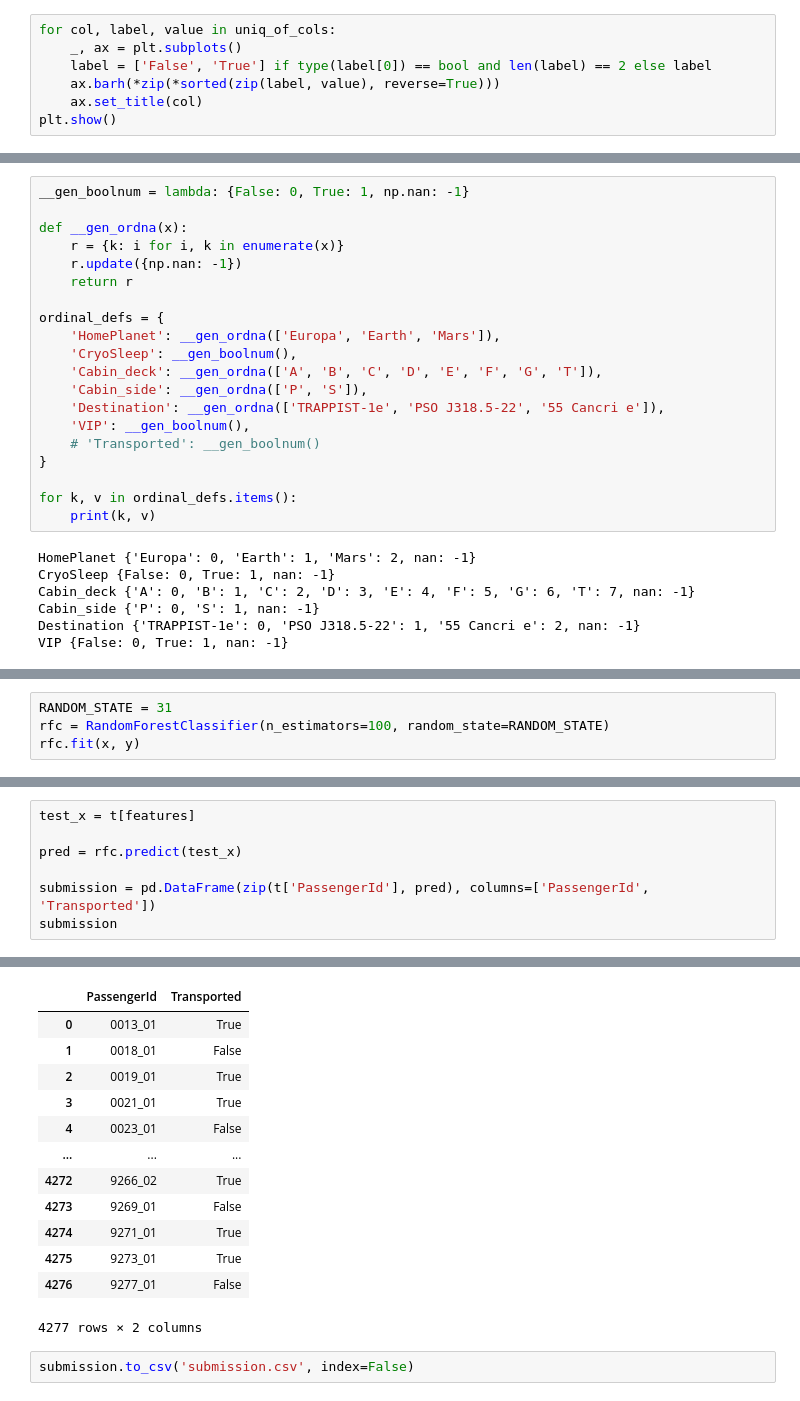
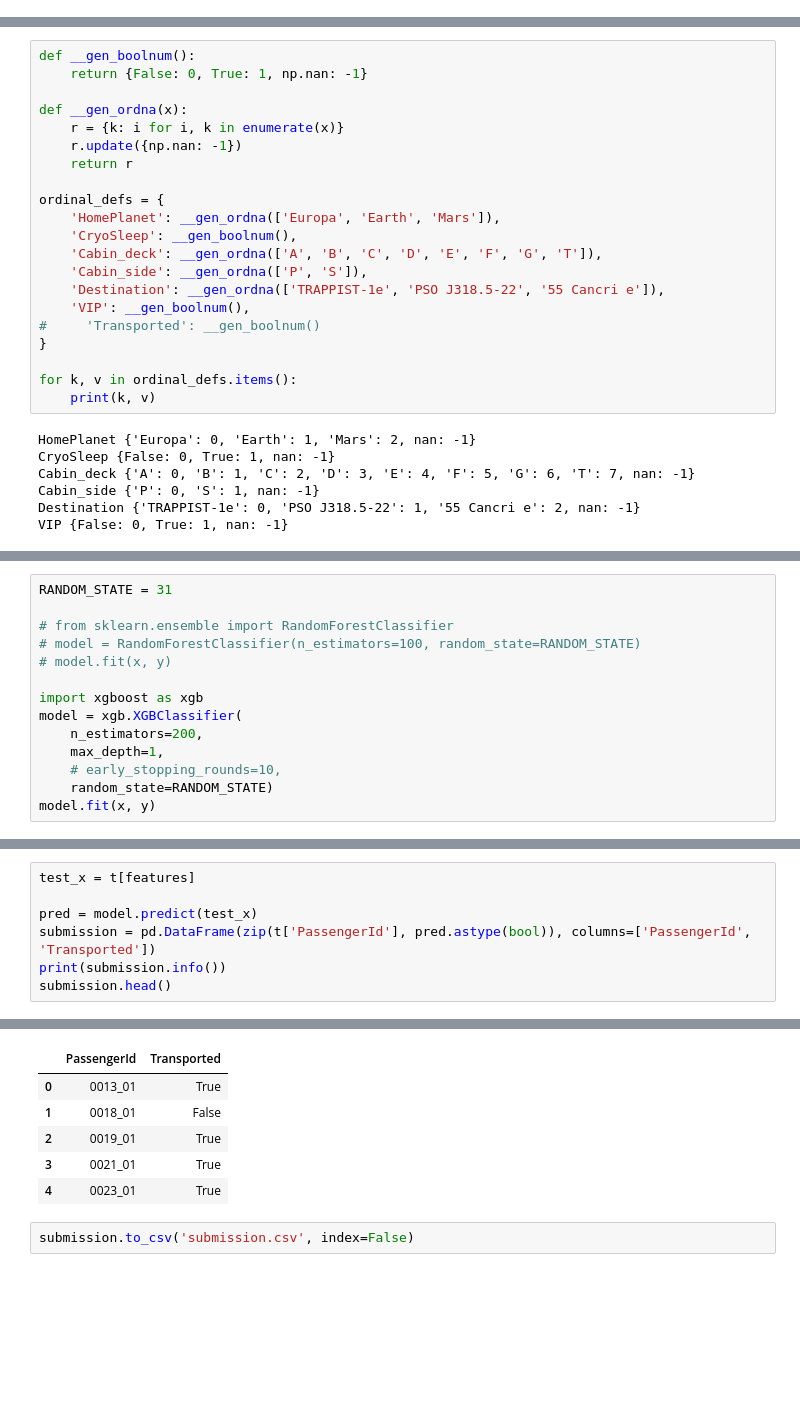
Before and after one commit to h-ueda/kaggle-spaceship-titanic, a Jupyter notebook: spaceship-titanic-prediction.ipynb, the cells around one changed output, grey strips where cells are left out. Saved outputs shown, nothing was run; the diff lists cells and outputs as text; blank space fills up the shorter version.

Commit message:
[add] use xgb and data analysis

```diff
--- a/spaceship-titanic-prediction.ipynb
+++ b/spaceship-titanic-prediction.ipynb
@@ -174,9 +175,2 @@ nan: 199
 # %% [markdown]
 ユニークな値の個数の分布
-# %%
-for col, label, value in uniq_of_cols:
-    _, ax = plt.subplots()
-    label = ['False', 'True'] if type(label[0]) == bool and len(label) == 2 else label
-    ax.barh(*zip(*sorted(zip(label, value), reverse=True)))
-    ax.set_title(col)
-plt.show()
@@ -222,7 +281,8 @@ any-column-nan rows: 2087/8693 (0.24)
 * 全データ（行）のうち項目（列）に欠損値のある割合は24%ある
     * 24%を除外するか否か
 # %%
-__gen_boolnum = lambda: {False: 0, True: 1, np.nan: -1}
+def __gen_boolnum():
+    return {False: 0, True: 1, np.nan: -1}
 
 def __gen_ordna(x):
     r = {k: i for i, k in enumerate(x)}
@@ -236,7 +296,7 @@ ordinal_defs = {
     'Cabin_side': __gen_ordna(['P', 'S']),
     'Destination': __gen_ordna(['TRAPPIST-1e', 'PSO J318.5-22', '55 Cancri e']),
     'VIP': __gen_boolnum(),
-    # 'Transported': __gen_boolnum()
+#     'Transported': __gen_boolnum()
 }
 
 for k, v in ordinal_defs.items():
@@ -319,4 +388,0 @@ y = d['Transported']
-# %%
-RANDOM_STATE = 31
-rfc = RandomForestClassifier(n_estimators=100, random_state=RANDOM_STATE)
-rfc.fit(x, y)
@@ -324,0 +389,14 @@ RandomForestClassifier(random_state=31)
+# %%
+RANDOM_STATE = 31
+
+# from sklearn.ensemble import RandomForestClassifier
+# model = RandomForestClassifier(n_estimators=100, random_state=RANDOM_STATE)
+# model.fit(x, y)
+
+import xgboost as xgb
+model = xgb.XGBClassifier(
+    n_estimators=200,
+    max_depth=1,
+    # early_stopping_rounds=10,
+    random_state=RANDOM_STATE)
+model.fit(x, y)
@@ -343,8 +426,8 @@ t
 # %%
 test_x = t[features]
 
-pred = rfc.predict(test_x)
-
-submission = pd.DataFrame(zip(t['PassengerId'], pred), columns=['PassengerId', 'Transported'])
-submission
+pred = model.predict(test_x)
+submission = pd.DataFrame(zip(t['PassengerId'], pred.astype(bool)), columns=['PassengerId', 'Transported'])
+print(submission.info())
+submission.head()
 # %% [output]
@@ -351,15 +444,8 @@ submission
 |  | PassengerId | Transported |
 | 0 | 0013_01 | True |
 | 1 | 0018_01 | False |
 | 2 | 0019_01 | True |
 | 3 | 0021_01 | True |
-| 4 | 0023_01 | False |
-| ... | ... | ... |
-| 4272 | 9266_02 | True |
-| 4273 | 9269_01 | False |
-| 4274 | 9271_01 | True |
-| 4275 | 9273_01 | True |
-| 4276 | 9277_01 | False |
+| 4 | 0023_01 | True |
-4277 rows × 2 columns
 # %%
 submission.to_csv('submission.csv', index=False)
```
Also changed, not shown: parts of 16 cells of this notebook, 1 other file.
